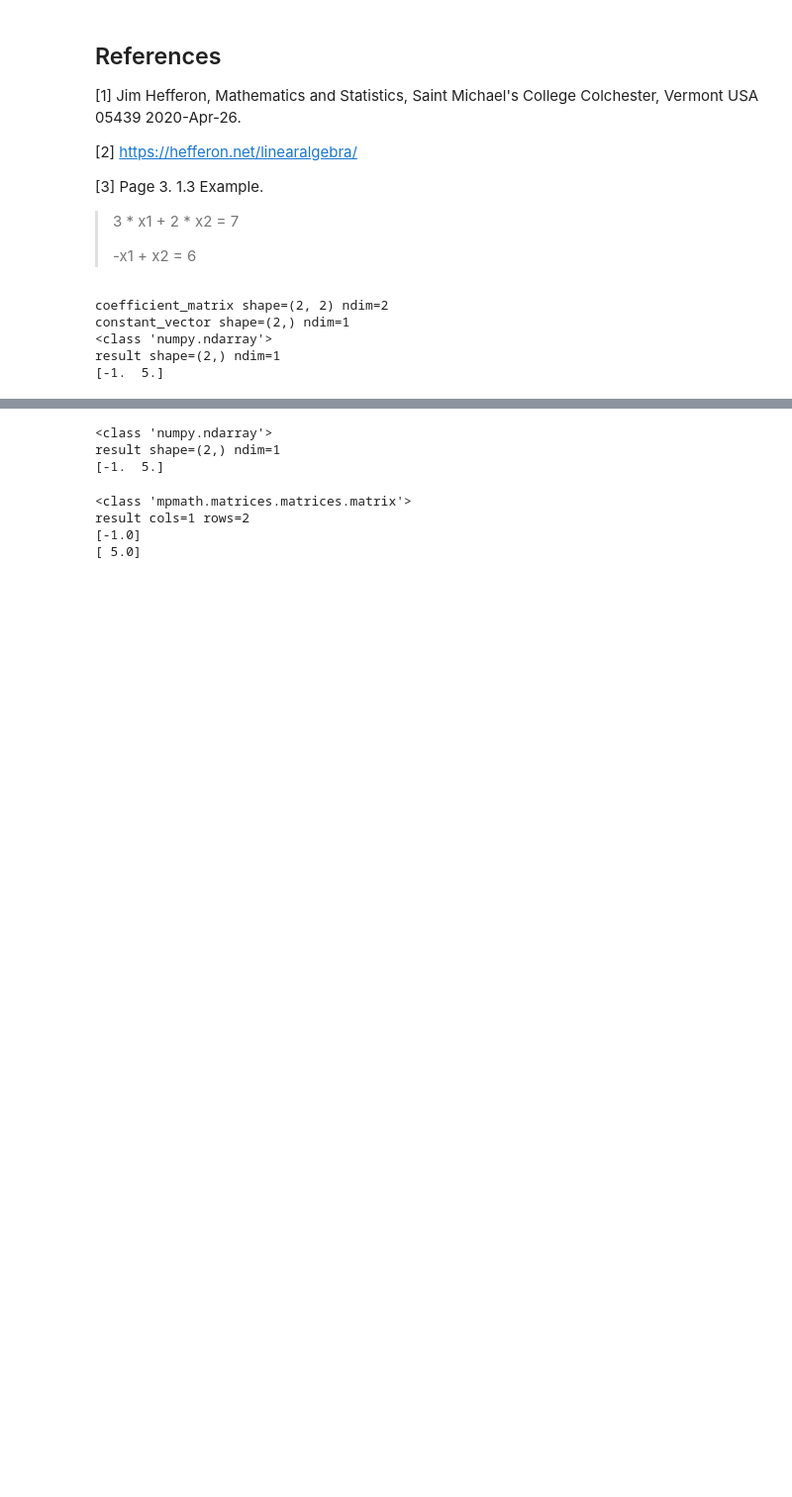
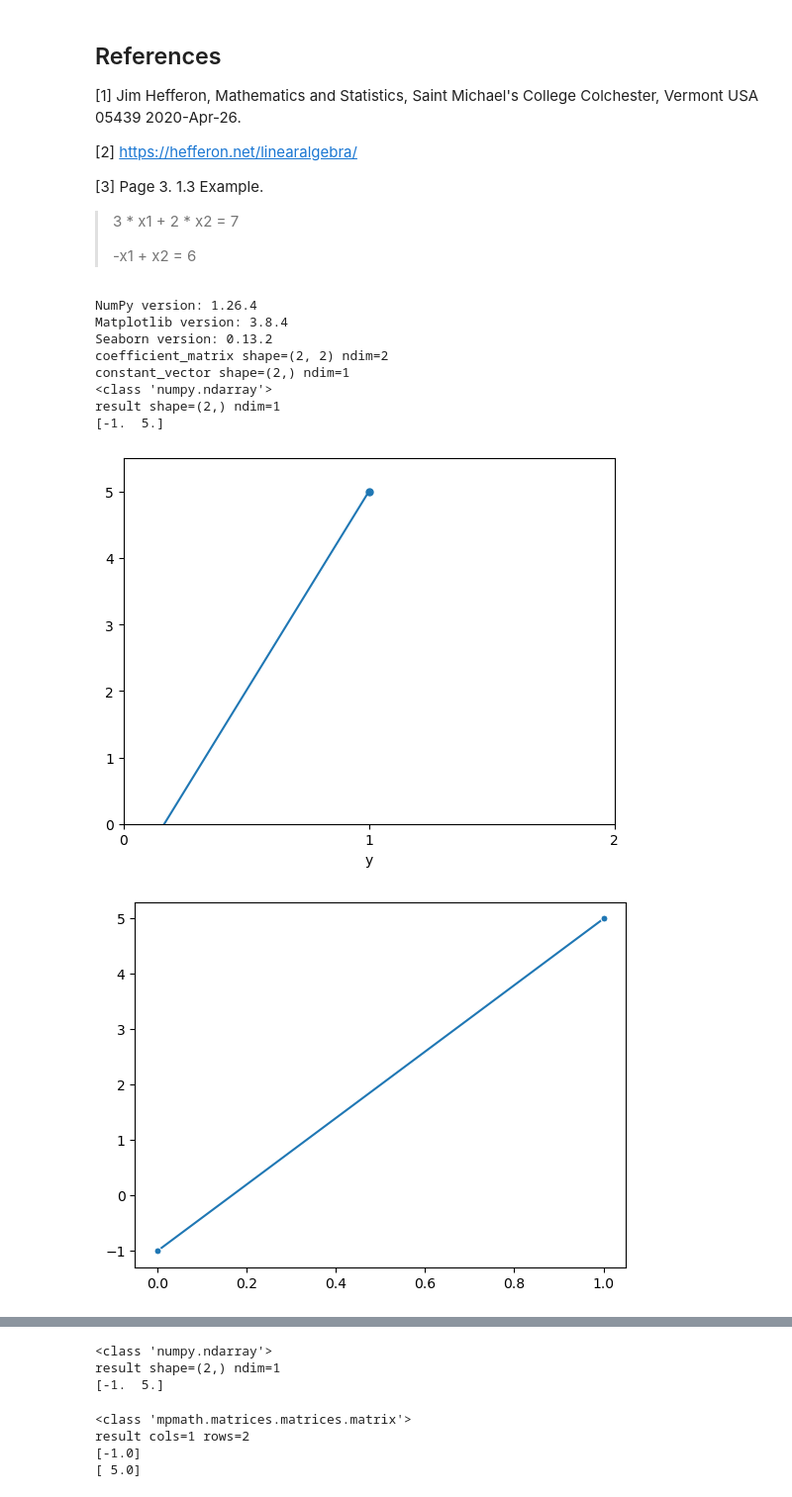
Before and after one commit to unix-follower/math-practice, a Jupyter notebook: 2024/python/linalg/linear_systems/example1.ipynb, the cells around one changed output, grey strips where cells are left out. Shown at 99% size. Saved outputs shown, nothing was run; the diff lists cells and outputs as text; code cells hidden in the pictures; blank space fills up the shorter version.

Commit message:
Feature/example2 visualization (#4)
add visualization for example2
---------

Co-authored-by: Artsem_Nikitsenka <artsem_nikitsenka@epam.com>

```diff
--- a/2024/python/linalg/linear_systems/example1.ipynb
+++ b/2024/python/linalg/linear_systems/example1.ipynb
@@ -13,26 +13,57 @@ References
 >-x1 + x2 = 6
 # %%
 import numpy as np
+import matplotlib
+from matplotlib import pyplot as plt
+import seaborn as sns
+
+print(f"NumPy version: {np.__version__}")
+print(f"Matplotlib version: {matplotlib.__version__}")
+print(f"Seaborn version: {sns.__version__}")
 
 coefficient_matrix = np.array([
     [3, 2],
     [-1, 1],
 ])
 print(f"coefficient_matrix shape={coefficient_matrix.shape} ndim={coefficient_matrix.ndim}")
 
 constant_vector = np.array([7, 6])
 print(f"constant_vector shape={constant_vector.shape} ndim={constant_vector.ndim}")
 
 result = np.linalg.solve(coefficient_matrix, constant_vector)
 print(type(result))
 print(f"result shape={result.shape} ndim={result.ndim}")
 print(result)
+
 x1, x2 = result
 assert -1 == x1
 assert 5 == x2
+
+figure, axes = plt.subplots()
+axes: plt.Axes
+axes.plot(result, marker="o", markersize=5)
+axes.set_xlim(0, 1.5)
+axes.set_ylim(0, 5.5)
+axes.set_xlabel("x")
+axes.set_xlabel("y")
+axes.set_xticks(np.arange(0, 3))
+axes.set_yticks(np.arange(0, 6))
+plt.show()
+axes.clear()
+
+sns.lineplot(result, marker="o", markersize=5)
+plt.show()
+
+sns.scatterplot(result, marker="x")
+plt.show()
 # %% [output]
+NumPy version: 1.26.4
+Matplotlib version: 3.8.4
+Seaborn version: 0.13.2
 coefficient_matrix shape=(2, 2) ndim=2
 constant_vector shape=(2,) ndim=1
 <class 'numpy.ndarray'>
 result shape=(2,) ndim=1
 [-1.  5.]
+[figure, added]
+[figure, added]
```
Also changed, not shown: parts of 1 cell of this notebook, 29 other files.
